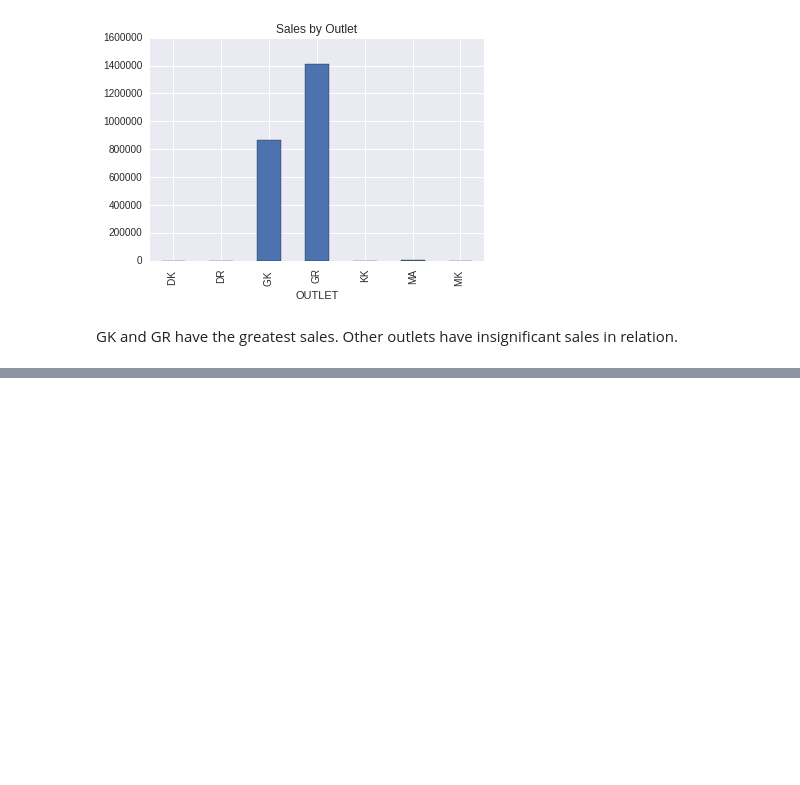
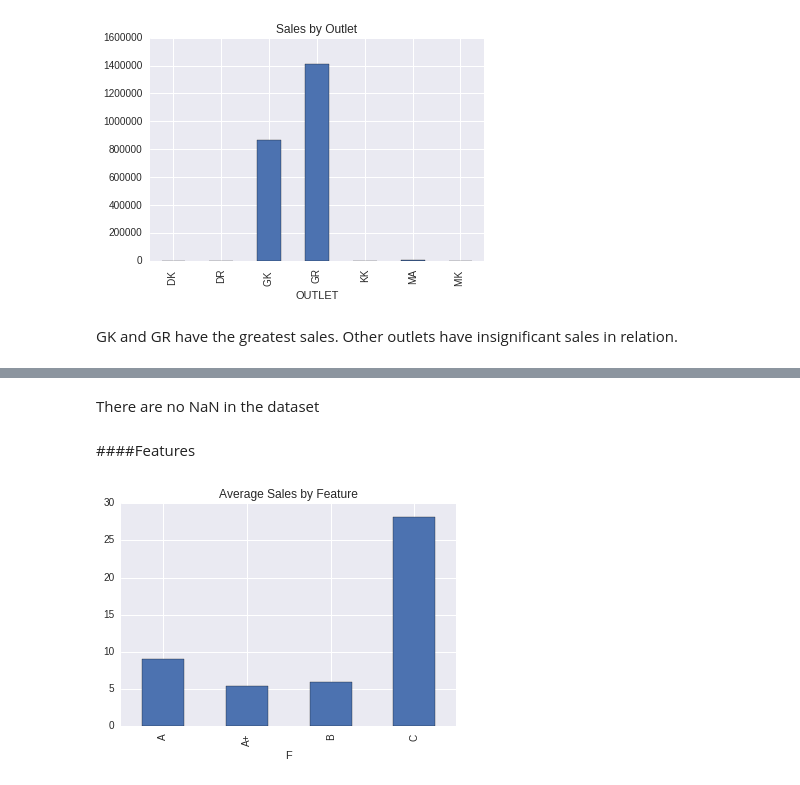
Before and after one commit to mGalarnyk/Machine_Learning_Froyo, a Jupyter notebook: Sadat/IRI_Overview.ipynb, the cells around one changed output, grey strips where cells are left out. Cells and saved outputs as stored; diff of their text form; code cells hidden in the pictures; blank space fills up the shorter version.

```diff
--- a/Sadat/IRI_Overview.ipynb
+++ b/Sadat/IRI_Overview.ipynb
@@ -230,0 +233,2 @@ GK and GR have the greatest sales. Other outlets have insignificant sales in rel
+# %%
+df = pd.read_hdf(path, key='drug')
@@ -230,0 +267,8 @@ GK and GR have the greatest sales. Other outlets have insignificant sales in rel
+# %% [markdown]
+There are no NaN in the dataset
+# %% [markdown]
+####Features
+# %%
+df[df['F']!='NONE'].groupby('F')['DOLLARS'].mean().plot(kind='bar', title='Average Sales by Feature');
+# %% [output]
+[figure, added]
```
Also changed, not shown: parts of 16 cells of this notebook.
